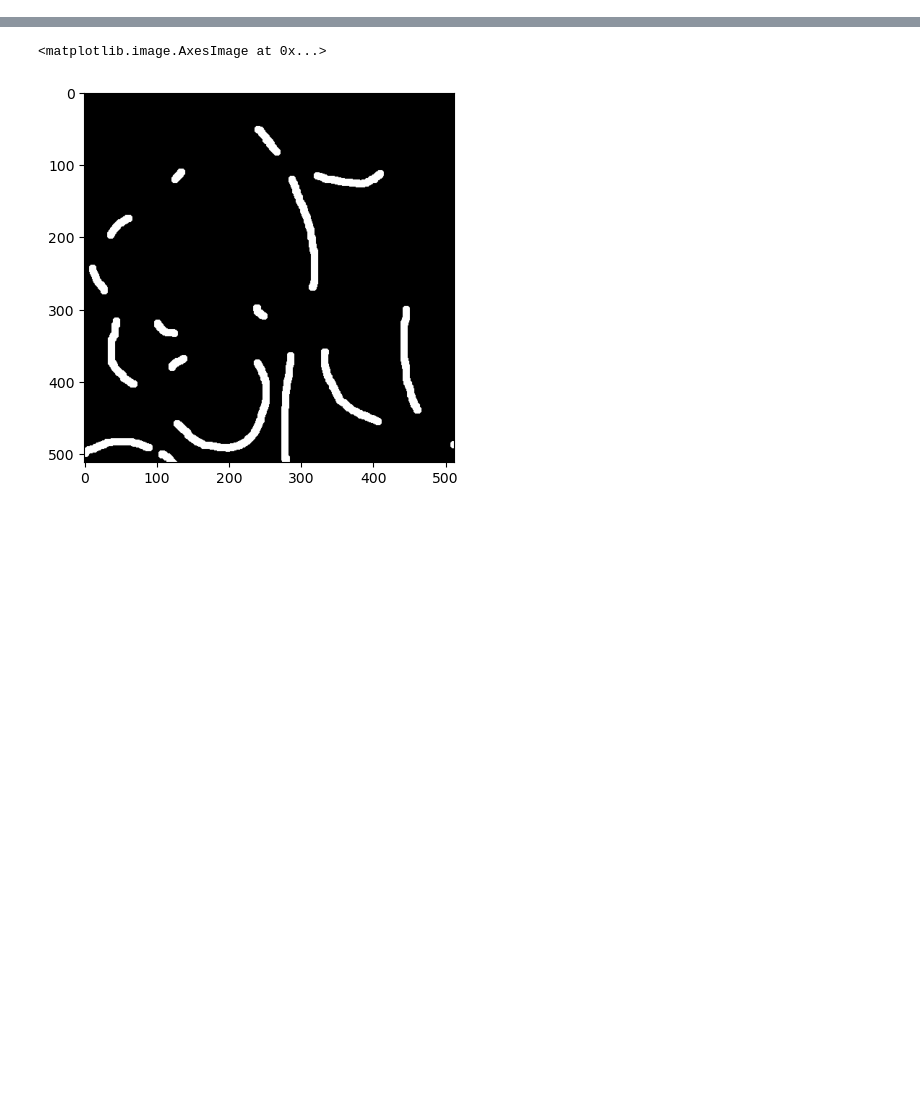
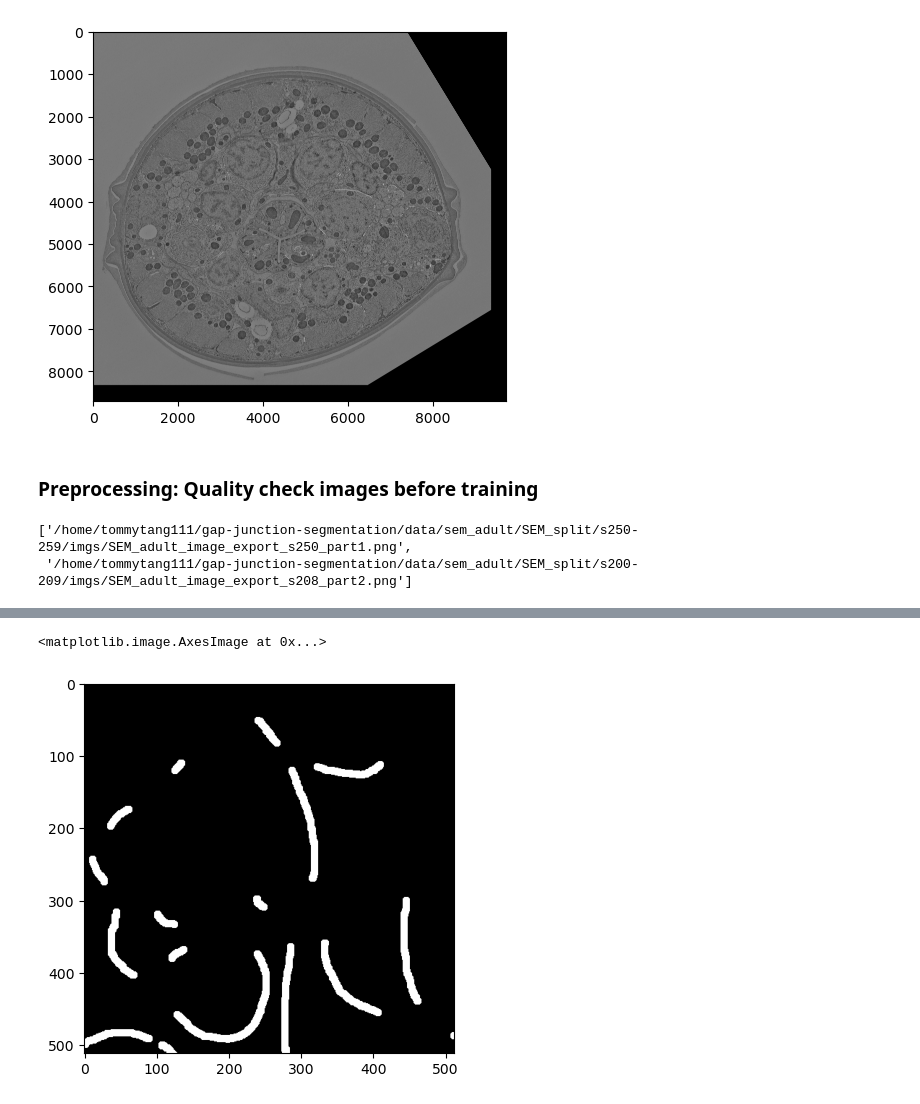
Before and after one commit to Tommytang111/gap-junction-segmentation, a Jupyter notebook: utilities.ipynb, the cells around one changed output, grey strips where cells are left out. Drawn from its saved outputs; the diff is of its cells as text; code cells hidden in the pictures; blank space fills up the shorter version.

```diff
--- a/utilities.ipynb
+++ b/utilities.ipynb
@@ -34,0 +73,38 @@ for img in imgs:
+# %%
+#Visualize stitching
+b = cv2.imread("/home/tommytang111/assembled_results/SEM_dauer_2_image_export_s000_img.png", cv2.IMREAD_GRAYSCALE)
+a = cv2.imread("/home/tommytang111/assembled_results/SEM_dauer_2_image_export_s000_pred.png", cv2.IMREAD_GRAYSCALE)
+plt.figure(1)
+plt.imshow(b, cmap="gray")
+plt.imshow(a, cmap="gray", alpha=0.4)
+plt.savefig("/home/tommytang111/outputs/SEM_dauer_2_image_export_s000_overlay.png", dpi=1500)
+#np.any(a != 0)
+# %% [output]
+[figure, added]
+# %% [markdown]
+### Preprocessing: Quality check images before training
+# %%
+import cv2
+import numpy as np
+
+def is_blurry(image_path, threshold=400):
+    """
+    Check if an image is blurry using the Laplacian variance method. Can tune threshold to adjust sensitivity.
+    """
+    image = cv2.imread(image_path, cv2.IMREAD_GRAYSCALE)
+    if image is None:
+        raise ValueError(f"Cannot read image: {image_path}")
+    laplacian_var = cv2.Laplacian(image, cv2.CV_64F).var()
+    return laplacian_var < threshold
+
+#Test (Want to keep img1 and img4):
+img1= '/home/tommytang111/gap-junction-segmentation/data/sem_adult/SEM_split/s250-259/imgs/SEM_adult_image_export_s250_part1.png'
+img2= '/home/tommytang111/gap-junction-segmentation/data/sem_dauer_2/SEM_split/s110-119/imgs/SEM_dauer_2_export_s110_Y0_X0.png'
+img3= '/home/tommytang111/gap-junction-segmentation/data/sem_dauer_2/SEM_split/s110-119/imgs/SEM_dauer_2_export_s110_Y0_X7.png'
+img4 = '/home/tommytang111/gap-junction-segmentation/data/sem_adult/SEM_split/s200-209/imgs/SEM_adult_image_export_s208_part2.png'
+image_files = [img1, img2, img3, img4]
+sharp_images = [img for img in image_files if not is_blurry(img)]
+sharp_images
+# %% [output]
+['/home/tommytang111/gap-junction-segmentation/data/sem_adult/SEM_split/s250-259/imgs/SEM_adult_image_export_s250_part1.png',
+ '/home/tommytang111/gap-junction-segmentation/data/sem_adult/SEM_split/s200-209/imgs/SEM_adult_image_export_s208_part2.png']
```
Also changed, not shown: parts of 11 cells of this notebook.
